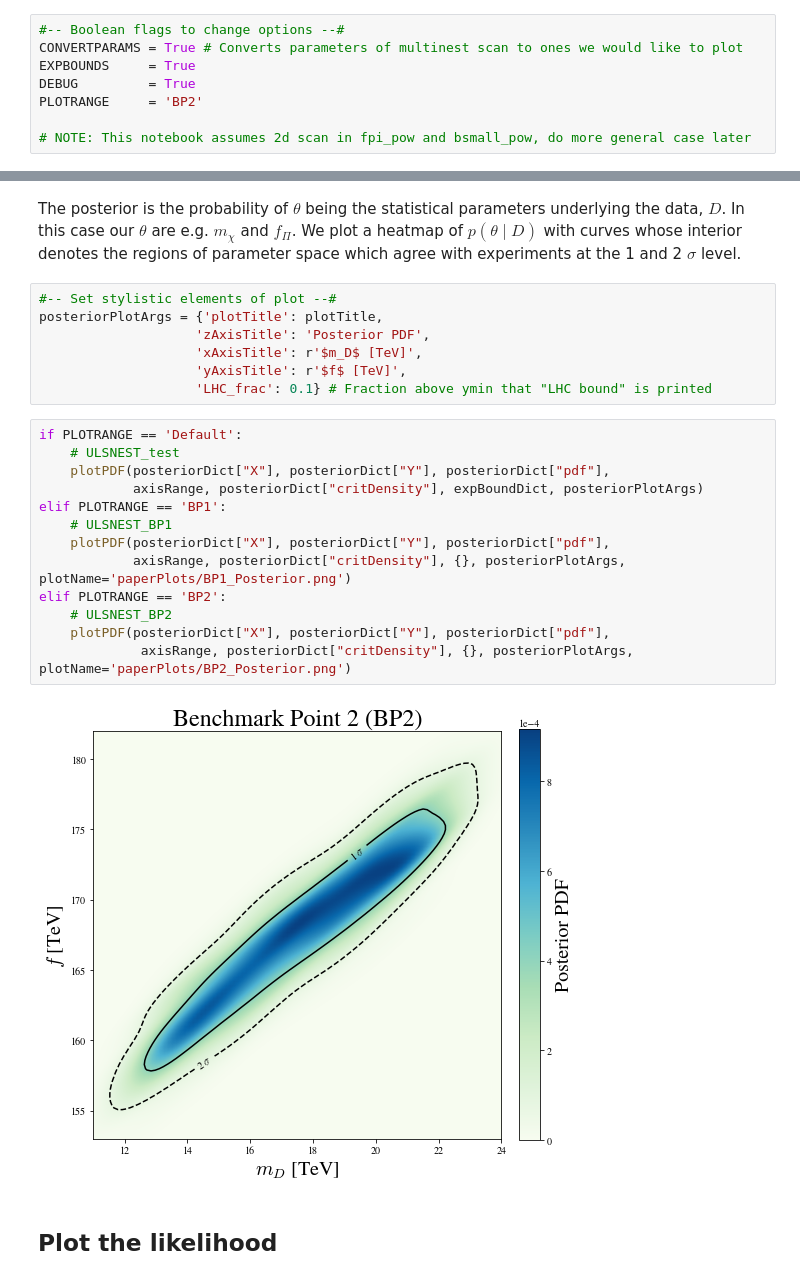
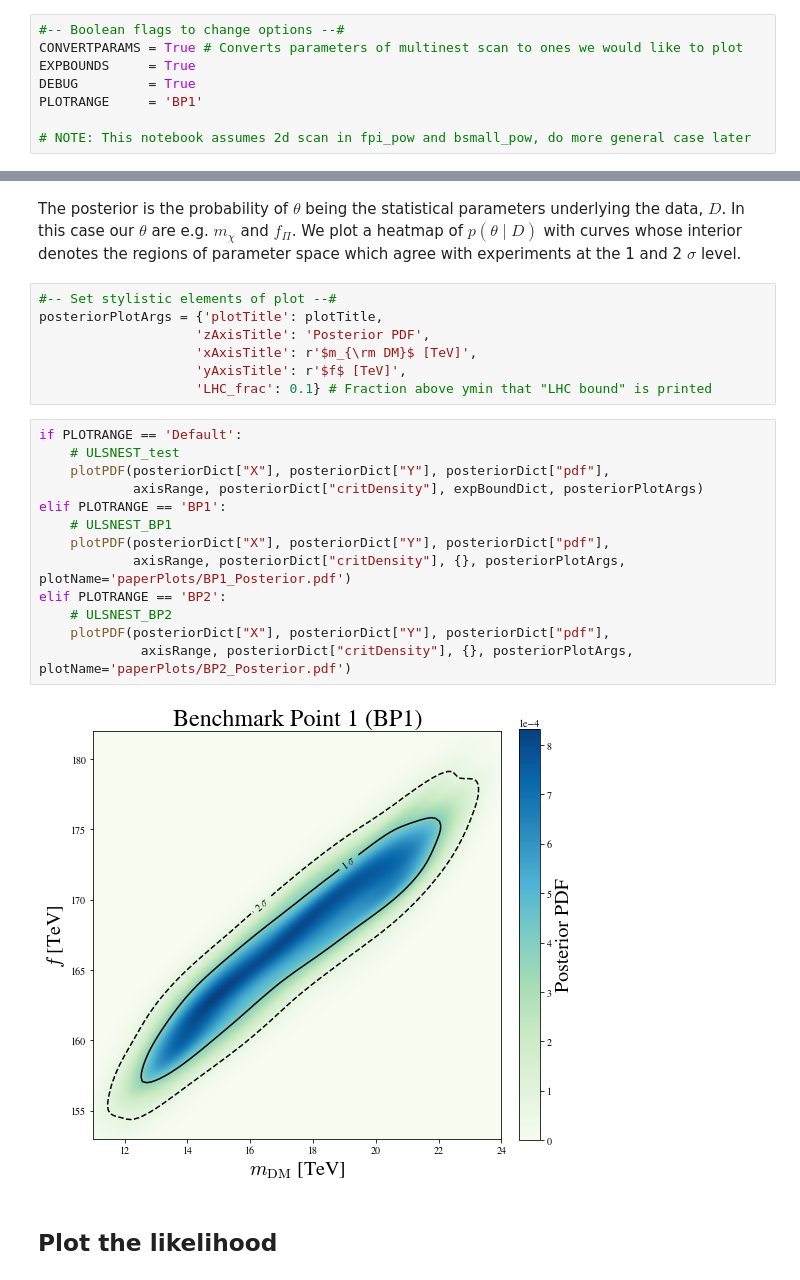
Before and after one commit to jnhoward/SU2LDM_public, a Jupyter notebook: makePaperPlots.ipynb, the cells around one changed output, grey strips where cells are left out. Saved outputs shown, nothing was run; the diff lists cells and outputs as text.

Commit message:
Fixed mD to mDM and set plots to be made as pdfs

```diff
--- a/makePaperPlots.ipynb
+++ b/makePaperPlots.ipynb
@@ -15,7 +15,7 @@ sys.path.append("plottingUtils/")
 CONVERTPARAMS = True # Converts parameters of multinest scan to ones we would like to plot
 EXPBOUNDS     = True
 DEBUG         = True
-PLOTRANGE     = 'BP2'
+PLOTRANGE     = 'BP1'
 
 # NOTE: This notebook assumes 2d scan in fpi_pow and bsmall_pow, do more general case later
 # %%
@@ -251,24 +251,24 @@ The posterior is the probability of $\theta$ being the statistical parameters un
 #-- Set stylistic elements of plot --#
 posteriorPlotArgs = {'plotTitle': plotTitle,
                     'zAxisTitle': 'Posterior PDF',
-                    'xAxisTitle': r'$m_D$ [TeV]',
+                    'xAxisTitle': r'$m_{\rm DM}$ [TeV]',
                     'yAxisTitle': r'$f$ [TeV]',
                     'LHC_frac': 0.1} # Fraction above ymin that "LHC bound" is printed
 # %%
 if PLOTRANGE == 'Default':
     # ULSNEST_test
     plotPDF(posteriorDict["X"], posteriorDict["Y"], posteriorDict["pdf"],
             axisRange, posteriorDict["critDensity"], expBoundDict, posteriorPlotArgs)
 elif PLOTRANGE == 'BP1':
     # ULSNEST_BP1
     plotPDF(posteriorDict["X"], posteriorDict["Y"], posteriorDict["pdf"],
-            axisRange, posteriorDict["critDensity"], {}, posteriorPlotArgs, plotName='paperPlots/BP1_Posterior.png')
+            axisRange, posteriorDict["critDensity"], {}, posteriorPlotArgs, plotName='paperPlots/BP1_Posterior.pdf')
 elif PLOTRANGE == 'BP2':
     # ULSNEST_BP2
     plotPDF(posteriorDict["X"], posteriorDict["Y"], posteriorDict["pdf"],
-             axisRange, posteriorDict["critDensity"], {}, posteriorPlotArgs, plotName='paperPlots/BP2_Posterior.png')
+             axisRange, posteriorDict["critDensity"], {}, posteriorPlotArgs, plotName='paperPlots/BP2_Posterior.pdf')
 # %% [output]
-[figure, old version]
+[figure, new version]
 # %% [markdown]
 ## Plot the likelihood
 # %% [markdown]
```
Also changed, not shown: parts of 9 cells of this notebook, 12 other files.
